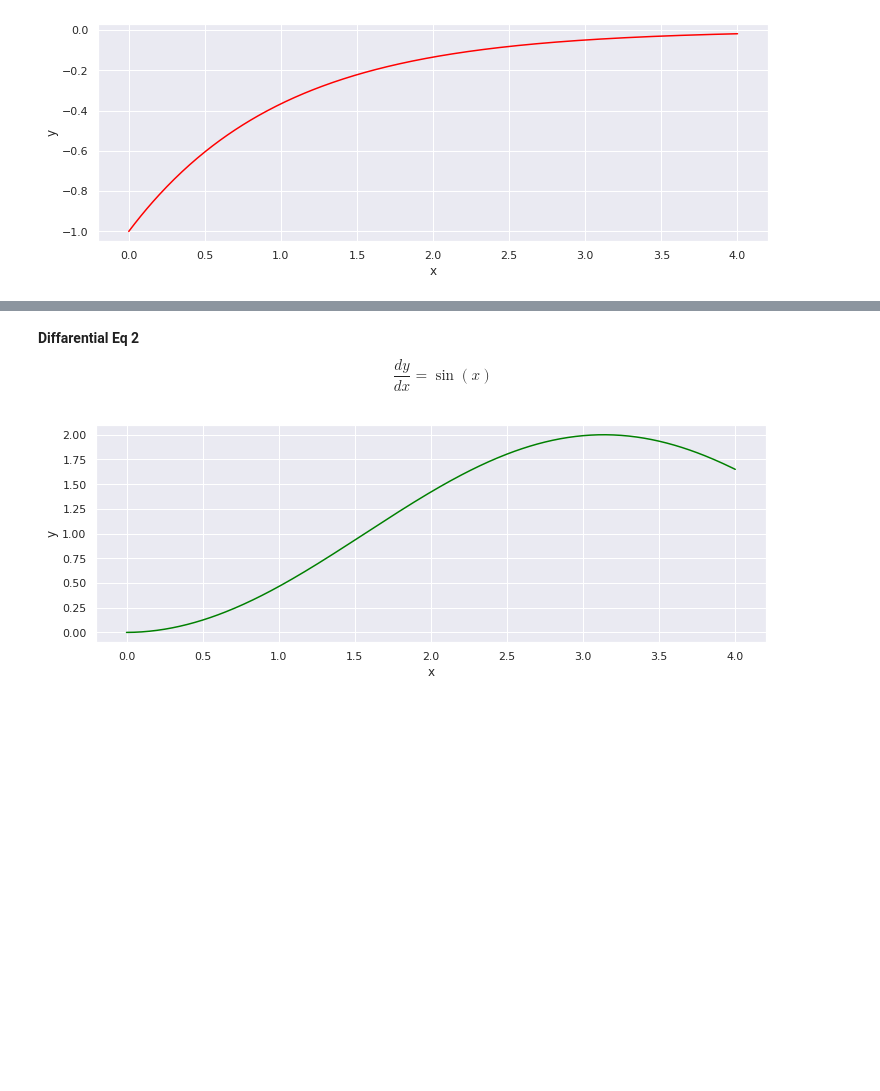
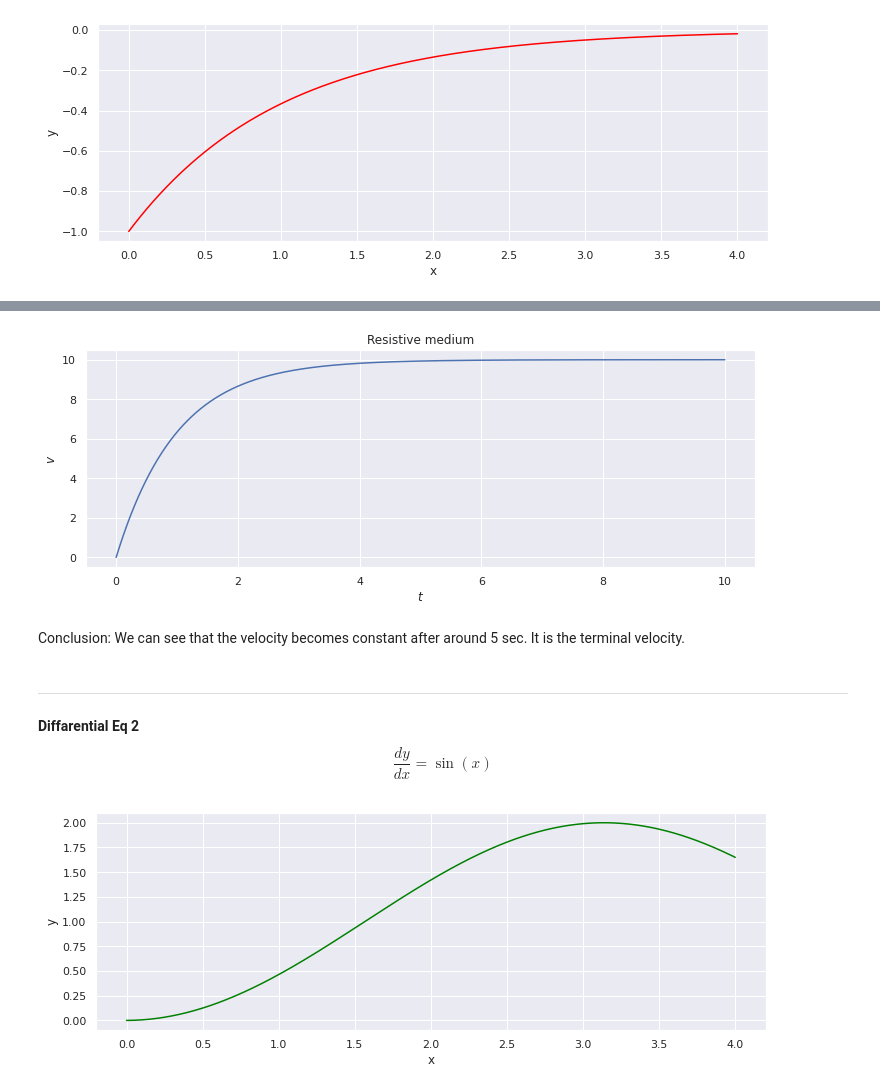
Before and after one commit to Souvik-0612/Diffarential-equation, a Jupyter notebook: ODE.ipynb, the cells around one changed output, grey strips where cells are left out. Cells and saved outputs as stored; diff of their text form; code cells hidden in the pictures; blank space fills up the shorter version.

```diff
--- a/ODE.ipynb
+++ b/ODE.ipynb
@@ -36,7 +37,7 @@ class firstOrderEuler:
     def y_axis(self):
         x, y = self.xi, self.yi
         yy = []
-        while (x < xf):
+        while (x < self.xf):
             yy.append(y)
             x += self.h
             y += self.h*self.f(x, y)  #Euler logic
@@ -46,7 +47,7 @@ class firstOrderEuler:
     def x_axis(self):
         x = self.xi
         xx = []
-        while (x < xf):
+        while (x < self.xf):
             xx.append(x)
             x += self.h
 
@@ -81,4 +92,18 @@ plt.show()
+# %%
+D = firstOrderEuler(0, 0, lambda x, y: 10 - y, 10, 0.01)
+
+plt.title("Resistive medium")
+plt.plot(D.x_axis(), D.y_axis())
+plt.ylabel(r"$v$")
+plt.xlabel(r'$t$')
+plt.rcParams["figure.figsize"] = (12, 8)
+plt.show()
+# %% [output]
+[figure, added]
+# %% [markdown]
+Conclusion: We can see that the velocity becomes constant after around 5 sec. It is the terminal velocity.
 # %% [markdown]
+****
 **Diffarential Eq 2**
 $$\frac{dy}{dx}=\sin(x)$$
 # %%
```
Also changed, not shown: parts of 27 cells of this notebook.
